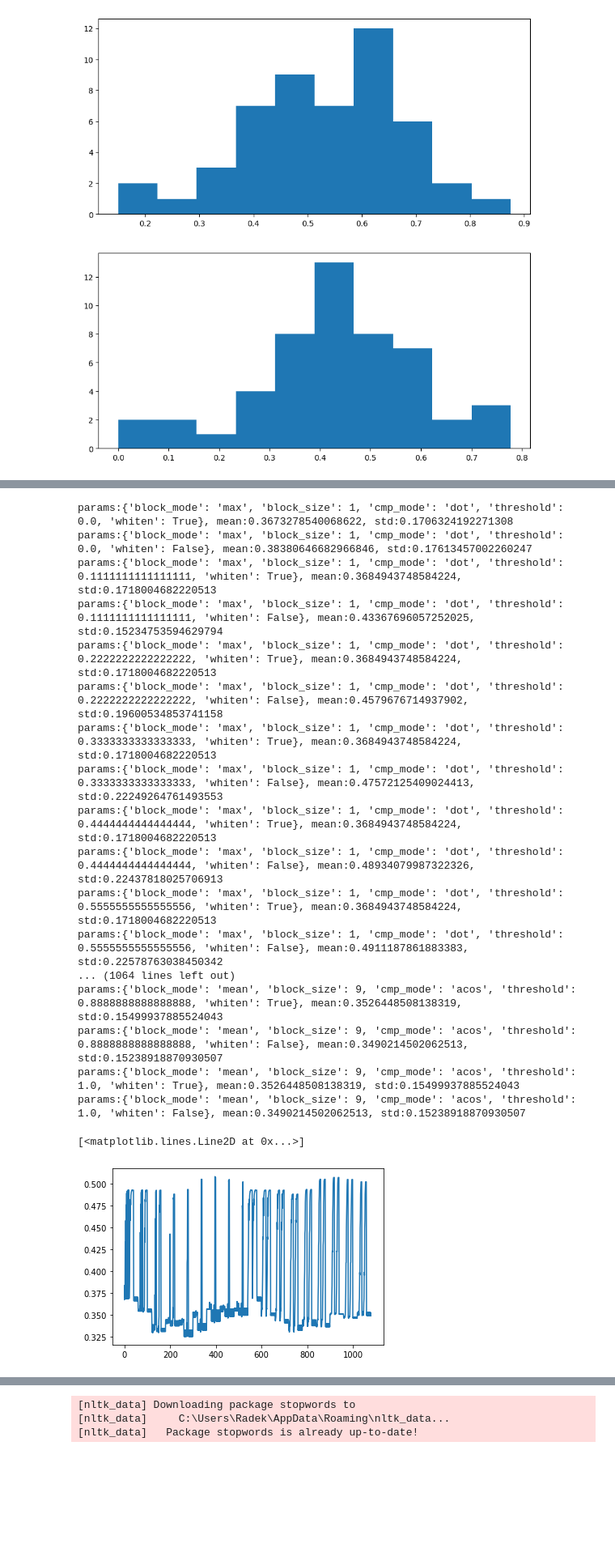
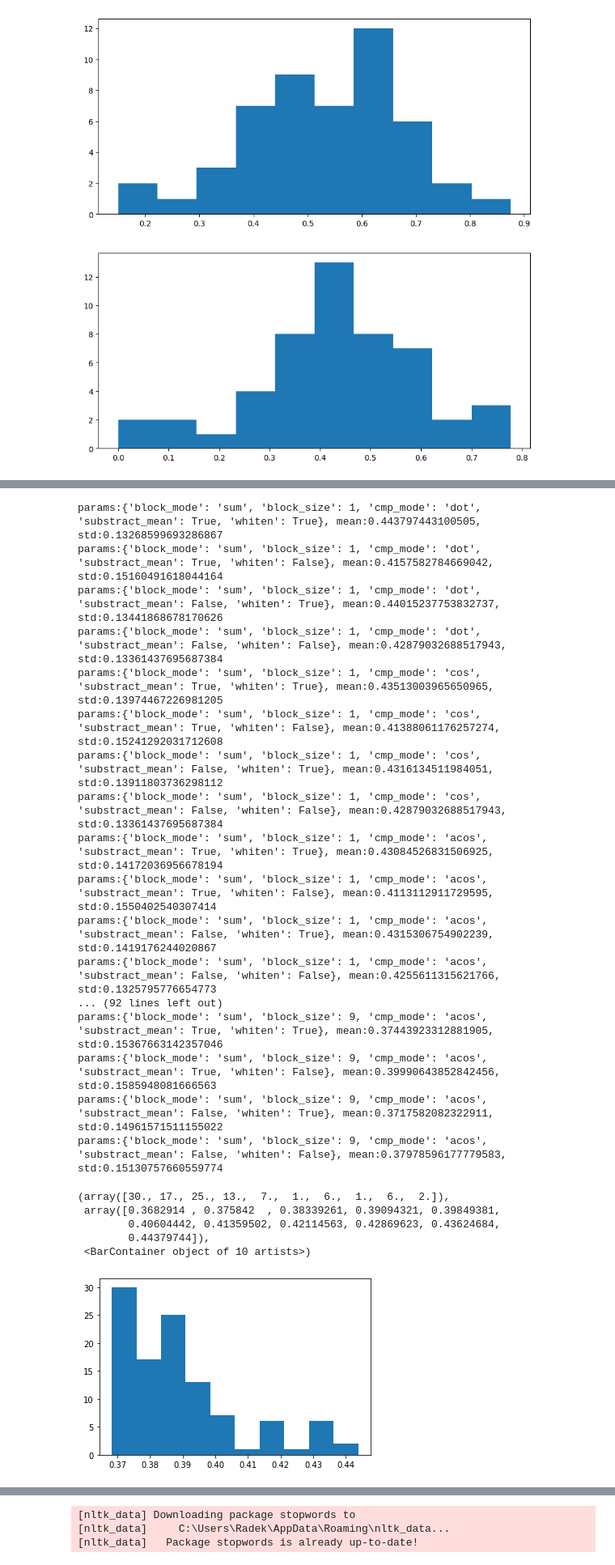
Before and after one commit to radkoder/Text-Segmentation, a Jupyter notebook: src/playground.ipynb, the cells around one changed output, grey strips where cells are left out. Shown at 81% size. Saved outputs shown, nothing was run; the diff lists cells and outputs as text; code cells hidden in the pictures; blank space fills up the shorter version.

Commit message:
Add 'sum' block coding method, Update readme

```diff
--- a/src/playground.ipynb
+++ b/src/playground.ipynb
@@ -449,20 +449,28 @@ from datasets import EmbeddedDataset
 import matplotlib.pyplot as plt
 import numpy as np
 import time
-Ms, Ss = [], []
-Ts = []
-l = np.linspace(0,1,num=25)
+Ms, Ms2 = [], []
+Ts,Ts2 = [], []
+l = np.linspace(0.2,1,num=10)
 for n in l:
-    gs = lambda x: lol(x,n)
+    gs = graphseg.with_params(threshold = n,n_min_seg = 3,clique_finder='precise')
+    gs2 = graphseg.with_params(threshold = n,n_min_seg = 3,clique_finder='clique_removal')
     with EmbeddedDataset('wiki_segments.npz') as ds:
         start = time.time()
-        p,w = evaluate_segmenter(ds,gs,4)
+        p1,w1 = evaluate_segmenter(ds,gs,4)
         end = time.time()
-    Ms.append(np.mean(p))
-    Ss.append(np.std(w))
-    Ts.append(end - start)
+        Ts.append(end - start)
+        start = time.time()
+        p2,w2 = evaluate_segmenter(ds,gs2,4)
+        end = time.time()
+        Ts2.append(end - start)
+    Ms.append(np.mean(w1))
+    Ms2.append(np.std(w2))
+
 plt.subplot(211)
-plt.errorbar(l,Ms,Ss)
+plt.plot(l,Ms)
+plt.plot(l,Ms2)
 plt.subplot(212)
 plt.plot(l,Ts)
+plt.plot(l,Ts2)
 # %% [output]
@@ -510,9 +509,10 @@ from evaluation import evaluate_segmenter
 from algorithms import simple, graphseg, block_comparison
 from datasets import EmbeddedDataset
 import matplotlib.pyplot as plt
+import numpy as np
 
 plt.figure(figsize=(10, 10))
-gs = block_comparison.with_params(cmp_mode='cos', block_size=5)
+gs = block_comparison.with_params(cmp_mode='acos', block_size=3, block_mode='max')
 bs = block_comparison.with_params(cmp_mode='cos', block_size=5,threshold=0.6)
 
 
@@ -545,6 +545,7 @@ with EmbeddedDataset('wiki_segments_trans_300.npz') as ds:
     ax.title.set_text("Wiki - Pk")
     plt.hist([p1,p2,p3], label = ["mean-std", "Fixed threshold", "Simple"])
     plt.legend()
+    print(np.mean(w1),np.mean(w2),np.mean(w3))
 # %% [output]
 Evaluating:[..........][300/300] => DONE [0h 0min 1s][eta: 0h 0min 0s]   0min 0s]
 Evaluating:[..........][300/300] => DONE [0h 0min 1s][eta: 0h 0min 0s]   0min 0s]
@@ -556,44 +558,48 @@ Evaluating:[..........][127/127] => DONE [0h 0min 0s][eta: 0h 0min 0s]   0h 0min
 # %%
 from sklearn.model_selection import ParameterGrid
 import numpy as np
 from datasets import EmbeddedDataset
 from algorithms import block_comparison
 from evaluation import evaluate_segmenter
 import matplotlib.pyplot as plt
 
-block_grid = ParameterGrid({'threshold':np.linspace(0,1,10), 'block_size':np.arange(1,10), 'whiten':[True, False], 'cmp_mode':['dot','cos','acos'], 'block_mode':['max','mean']})
+block_grid = ParameterGrid({'block_size':np.arange(1,10), 'whiten':[True, False], 'cmp_mode':['dot','cos','acos'], 'block_mode':['sum'], 'substract_mean':[True,False]})
 Ms, Sts = [], []
 with EmbeddedDataset('wiki_segments_trans_300.npz') as ds:
     for p in block_grid:
         bs = block_comparison.with_params(**p)
         w,_ = evaluate_segmenter(ds,bs,4,silent = True)
         Ms.append(np.mean(w))
         Sts.append(np.std(w))
         print(f'params:{p}, mean:{Ms[-1]}, std:{Sts[-1]}')
 
 
 
-plt.plot(Ms)
+plt.hist(Ms)
 # %% [output]
-params:{'block_mode': 'max', 'block_size': 1, 'cmp_mode': 'dot', 'threshold': 0.0, 'whiten': True}, mean:0.3673278540068622, std:0.1706324192271308
-params:{'block_mode': 'max', 'block_size': 1, 'cmp_mode': 'dot', 'threshold': 0.0, 'whiten': False}, mean:0.38380646682966846, std:0.17613457002260247
-params:{'block_mode': 'max', 'block_size': 1, 'cmp_mode': 'dot', 'threshold': 0.1111111111111111, 'whiten': True}, mean:0.3684943748584224, std:0.1718004682220513
-params:{'block_mode': 'max', 'block_size': 1, 'cmp_mode': 'dot', 'threshold': 0.1111111111111111, 'whiten': False}, mean:0.43367696057252025, std:0.15234753594629794
-params:{'block_mode': 'max', 'block_size': 1, 'cmp_mode': 'dot', 'threshold': 0.2222222222222222, 'whiten': True}, mean:0.3684943748584224, std:0.1718004682220513
-params:{'block_mode': 'max', 'block_size': 1, 'cmp_mode': 'dot', 'threshold': 0.2222222222222222, 'whiten': False}, mean:0.4579676714937902, std:0.19600534853741158
-params:{'block_mode': 'max', 'block_size': 1, 'cmp_mode': 'dot', 'threshold': 0.3333333333333333, 'whiten': True}, mean:0.3684943748584224, std:0.1718004682220513
-params:{'block_mode': 'max', 'block_size': 1, 'cmp_mode': 'dot', 'threshold': 0.3333333333333333, 'whiten': False}, mean:0.47572125409024413, std:0.22249264761493553
-params:{'block_mode': 'max', 'block_size': 1, 'cmp_mode': 'dot', 'threshold': 0.4444444444444444, 'whiten': True}, mean:0.3684943748584224, std:0.1718004682220513
-params:{'block_mode': 'max', 'block_size': 1, 'cmp_mode': 'dot', 'threshold': 0.4444444444444444, 'whiten': False}, mean:0.48934079987322326, std:0.22437818025706913
-params:{'block_mode': 'max', 'block_size': 1, 'cmp_mode': 'dot', 'threshold': 0.5555555555555556, 'whiten': True}, mean:0.3684943748584224, std:0.1718004682220513
-params:{'block_mode': 'max', 'block_size': 1, 'cmp_mode': 'dot', 'threshold': 0.5555555555555556, 'whiten': False}, mean:0.4911187861883383, std:0.22578763038450342
-... (1064 lines left out)
-params:{'block_mode': 'mean', 'block_size': 9, 'cmp_mode': 'acos', 'threshold': 0.8888888888888888, 'whiten': True}, mean:0.3526448508138319, std:0.15499937885524043
-params:{'block_mode': 'mean', 'block_size': 9, 'cmp_mode': 'acos', 'threshold': 0.8888888888888888, 'whiten': False}, mean:0.3490214502062513, std:0.15238918870930507
-params:{'block_mode': 'mean', 'block_size': 9, 'cmp_mode': 'acos', 'threshold': 1.0, 'whiten': True}, mean:0.3526448508138319, std:0.15499937885524043
-params:{'block_mode': 'mean', 'block_size': 9, 'cmp_mode': 'acos', 'threshold': 1.0, 'whiten': False}, mean:0.3490214502062513, std:0.15238918870930507
+params:{'block_mode': 'sum', 'block_size': 1, 'cmp_mode': 'dot', 'substract_mean': True, 'whiten': True}, mean:0.443797443100505, std:0.13268599693286867
+params:{'block_mode': 'sum', 'block_size': 1, 'cmp_mode': 'dot', 'substract_mean': True, 'whiten': False}, mean:0.4157582784669042, std:0.15160491618044164
+params:{'block_mode': 'sum', 'block_size': 1, 'cmp_mode': 'dot', 'substract_mean': False, 'whiten': True}, mean:0.44015237753832737, std:0.13441868678170626
+params:{'block_mode': 'sum', 'block_size': 1, 'cmp_mode': 'dot', 'substract_mean': False, 'whiten': False}, mean:0.42879032688517943, std:0.13361437695687384
+params:{'block_mode': 'sum', 'block_size': 1, 'cmp_mode': 'cos', 'substract_mean': True, 'whiten': True}, mean:0.43513003965650965, std:0.13974467226981205
+params:{'block_mode': 'sum', 'block_size': 1, 'cmp_mode': 'cos', 'substract_mean': True, 'whiten': False}, mean:0.41388061176257274, std:0.15241292031712608
+params:{'block_mode': 'sum', 'block_size': 1, 'cmp_mode': 'cos', 'substract_mean': False, 'whiten': True}, mean:0.4316134511984051, std:0.13911803736298112
+params:{'block_mode': 'sum', 'block_size': 1, 'cmp_mode': 'cos', 'substract_mean': False, 'whiten': False}, mean:0.42879032688517943, std:0.13361437695687384
+params:{'block_mode': 'sum', 'block_size': 1, 'cmp_mode': 'acos', 'substract_mean': True, 'whiten': True}, mean:0.43084526831506925, std:0.14172036956678194
+params:{'block_mode': 'sum', 'block_size': 1, 'cmp_mode': 'acos', 'substract_mean': True, 'whiten': False}, mean:0.4113112911729595, std:0.1550402540307414
+params:{'block_mode': 'sum', 'block_size': 1, 'cmp_mode': 'acos', 'substract_mean': False, 'whiten': True}, mean:0.4315306754902239, std:0.1419176244020867
+params:{'block_mode': 'sum', 'block_size': 1, 'cmp_mode': 'acos', 'substract_mean': False, 'whiten': False}, mean:0.4255611315621766, std:0.1325795776654773
+... (92 lines left out)
+params:{'block_mode': 'sum', 'block_size': 9, 'cmp_mode': 'acos', 'substract_mean': True, 'whiten': True}, mean:0.37443923312881905, std:0.15367663142357046
+params:{'block_mode': 'sum', 'block_size': 9, 'cmp_mode': 'acos', 'substract_mean': True, 'whiten': False}, mean:0.39990643852842456, std:0.1585948081666563
+params:{'block_mode': 'sum', 'block_size': 9, 'cmp_mode': 'acos', 'substract_mean': False, 'whiten': True}, mean:0.3717582082322911, std:0.14961571511155022
+params:{'block_mode': 'sum', 'block_size': 9, 'cmp_mode': 'acos', 'substract_mean': False, 'whiten': False}, mean:0.37978596177779583, std:0.15130757660559774
-[<matplotlib.lines.Line2D at 0x...>]
+(array([30., 17., 25., 13.,  7.,  1.,  6.,  1.,  6.,  2.]),
+ array([0.3682914 , 0.375842  , 0.38339261, 0.39094321, 0.39849381,
+        0.40604442, 0.41359502, 0.42114563, 0.42869623, 0.43624684,
+        0.44379744]),
+ <BarContainer object of 10 artists>)
-[figure, old version]
+[figure, new version]
 # %%
 m_i = np.argmin(Ms)
 print(f'Minimal mean: {Ms[m_i]} std:{Sts[m_i]} for params: {block_grid[m_i]}')
```
Also changed, not shown: parts of 6 cells of this notebook, 5 other files.
